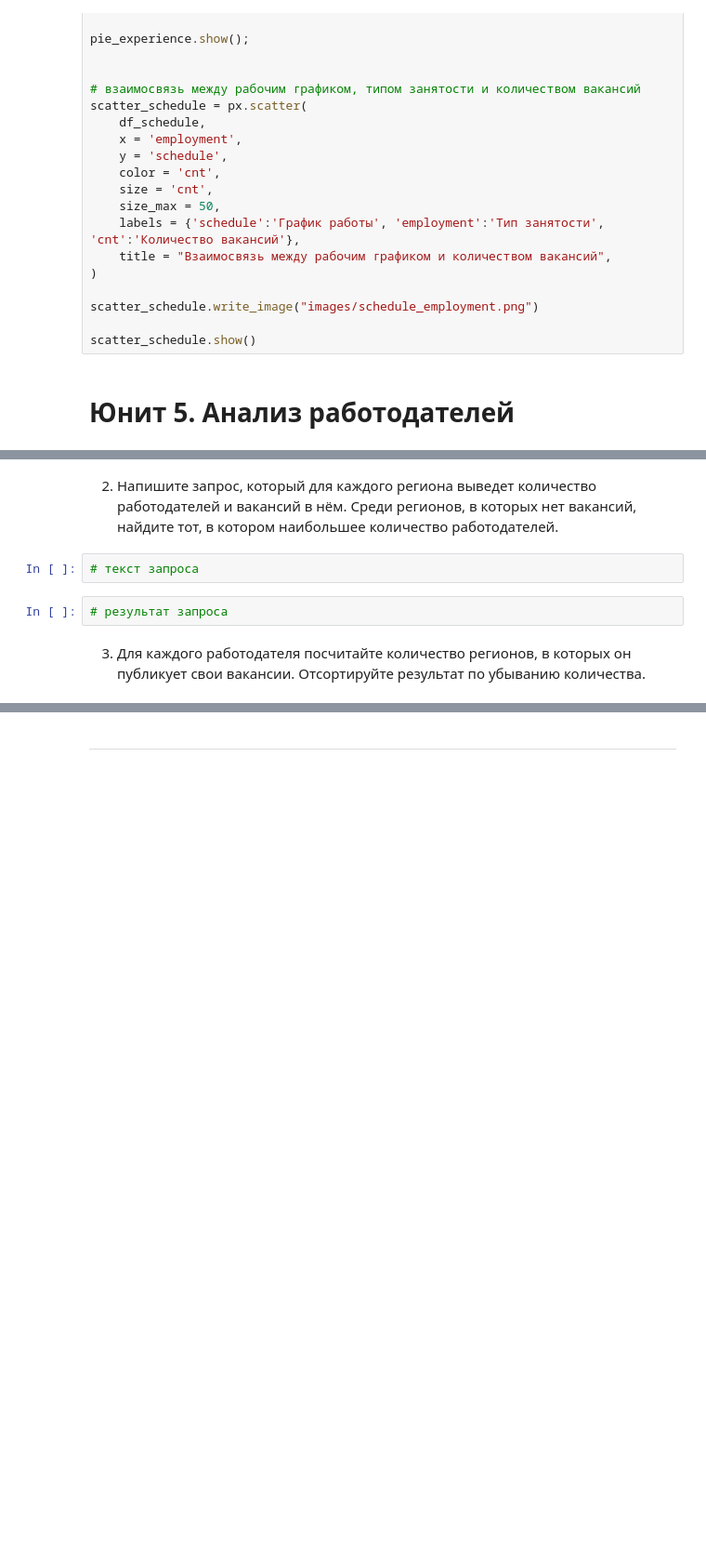
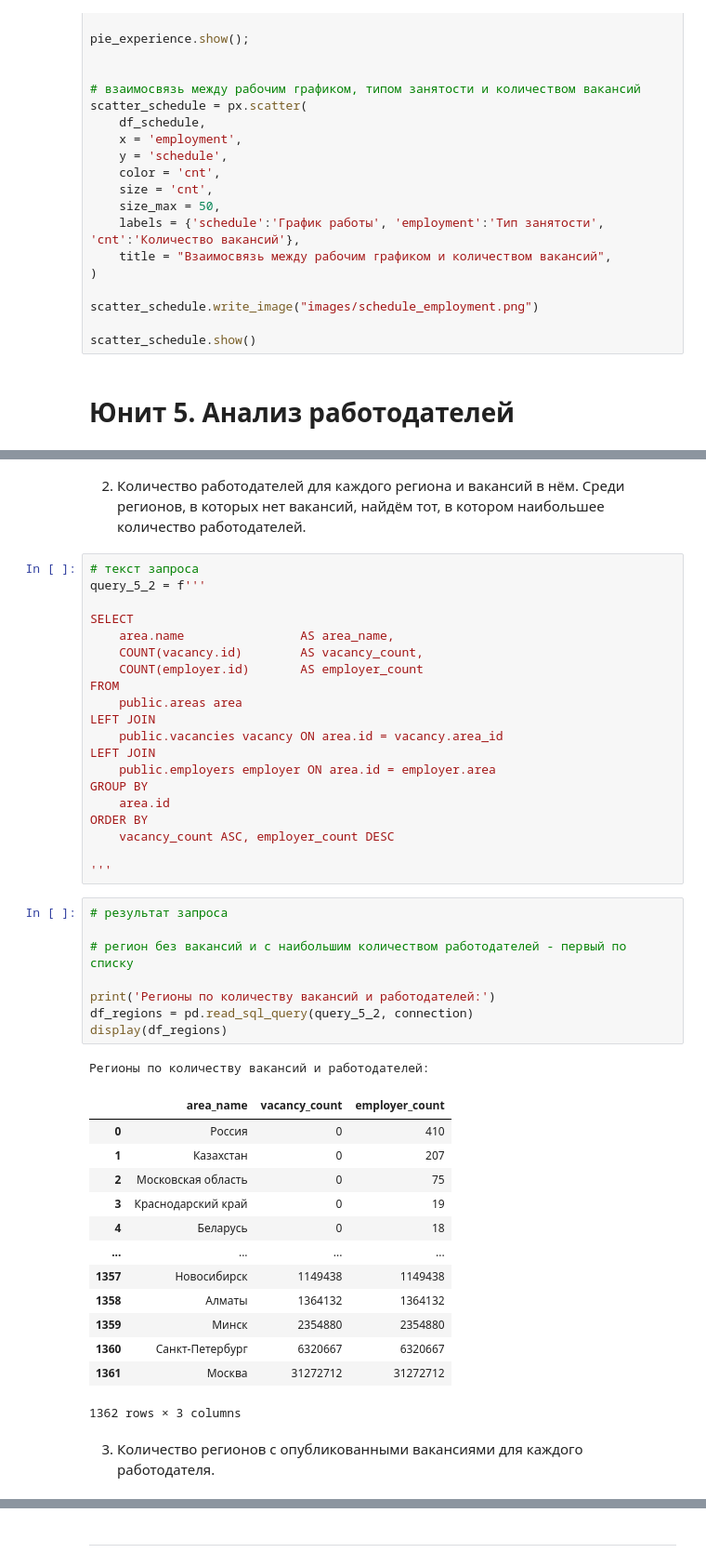
Before and after one commit to denis-marchenkov-sf/sf_headhunter_sql, a Jupyter notebook: main.ipynb, the cells around one changed output, grey strips where cells are left out. Shown at 93% size. Cells and saved outputs as stored; diff of their text form; blank space fills up the shorter version.

```diff
--- a/main.ipynb
+++ b/main.ipynb
@@ -398,11 +428,50 @@ scatter_schedule.show()
 # %% [markdown]
-2. Напишите запрос, который для каждого региона выведет количество работодателей и вакансий в нём.
-Среди регионов, в которых нет вакансий, найдите тот, в котором наибольшее количество работодателей.
+2. Количество работодателей для каждого региона и вакансий в нём.
+Среди регионов, в которых нет вакансий, найдём тот, в котором наибольшее количество работодателей.
 # %%
 # текст запроса
+query_5_2 = f'''
+
+SELECT
+    area.name                AS area_name,
+    COUNT(vacancy.id)        AS vacancy_count,
+    COUNT(employer.id)       AS employer_count
+FROM
+    public.areas area
+LEFT JOIN
+    public.vacancies vacancy ON area.id = vacancy.area_id
+LEFT JOIN
+    public.employers employer ON area.id = employer.area
+GROUP BY
+    area.id
+ORDER BY
+    vacancy_count ASC, employer_count DESC
+
+'''
 # %%
 # результат запроса
+
+# регион без вакансий и с наибольшим количеством работодателей - первый по списку
+
+print('Регионы по количеству вакансий и работодателей:')
+df_regions = pd.read_sql_query(query_5_2, connection)
+display(df_regions)
+# %% [output]
+Регионы по количеству вакансий и работодателей:
+|  | area_name | vacancy_count | employer_count |
+| 0 | Россия | 0 | 410 |
+| 1 | Казахстан | 0 | 207 |
+| 2 | Московская область | 0 | 75 |
+| 3 | Краснодарский край | 0 | 19 |
+| 4 | Беларусь | 0 | 18 |
+| ... | ... | ... | ... |
+| 1357 | Новосибирск | 1149438 | 1149438 |
+| 1358 | Алматы | 1364132 | 1364132 |
+| 1359 | Минск | 2354880 | 2354880 |
+| 1360 | Санкт-Петербург | 6320667 | 6320667 |
+| 1361 | Москва | 31272712 | 31272712 |
+1362 rows × 3 columns
 # %% [markdown]
-3. Для каждого работодателя посчитайте количество регионов, в которых он публикует свои вакансии. Отсортируйте результат по убыванию количества.
+3. Количество регионов с опубликованными вакансиями для каждого работодателя.
 # %%
 # текст запроса
```
Also changed, not shown: parts of 29 cells of this notebook, 1 other file.
